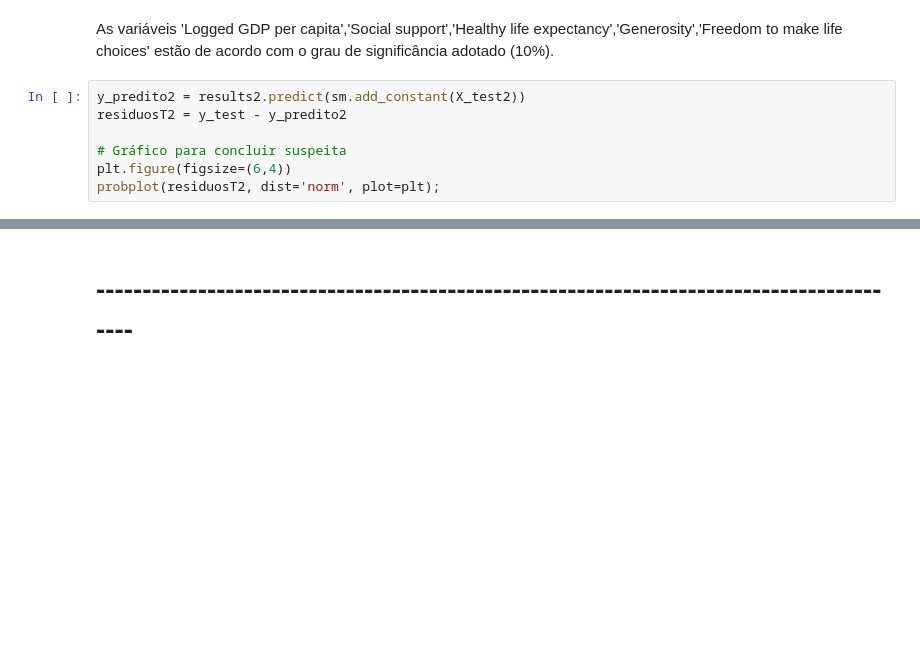
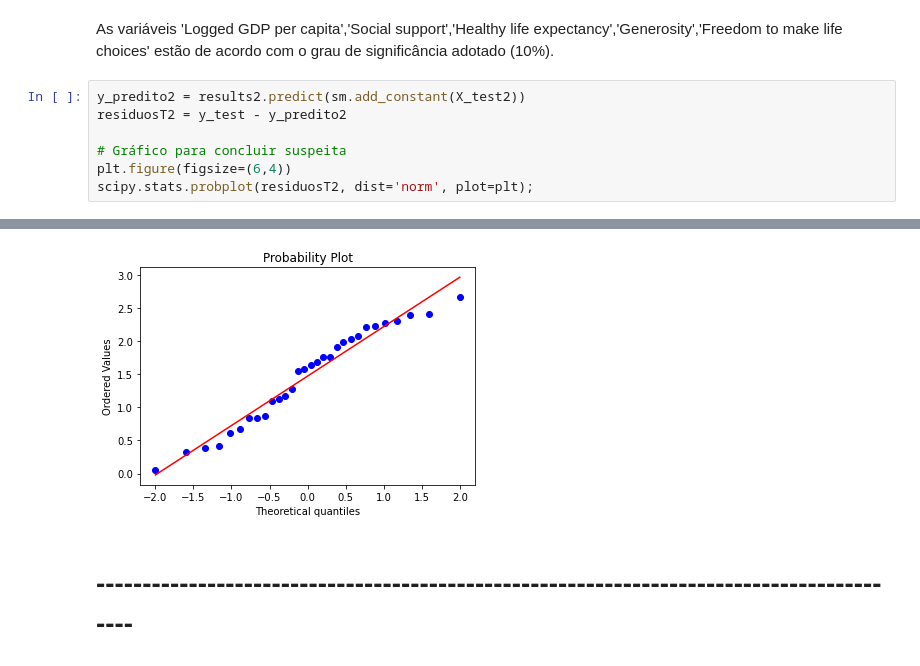
Before and after one commit to niveaabreu/Projeto-2-Ciencia-dos-Dados, a Jupyter notebook: Projeto 2 - Ciência dos Dados.ipynb, the cells around one changed output, grey strips where cells are left out. Cells and saved outputs as stored; diff of their text form; blank space fills up the shorter version.

```diff
--- a/Projeto 2 - Ciência dos Dados.ipynb
+++ b/Projeto 2 - Ciência dos Dados.ipynb
@@ -541,5 +538,5 @@ residuosT2 = y_test - y_predito2
 
 # Gráfico para concluir suspeita
 plt.figure(figsize=(6,4))
-probplot(residuosT2, dist='norm', plot=plt);
+scipy.stats.probplot(residuosT2, dist='norm', plot=plt);
 # %% [output]
@@ -548,3 +543,4 @@ probplot(residuosT2, dist='norm', plot=plt);
+[figure, added]
 # %% [markdown]
 # -----------------------------------------------------------------------------------------
 # %% [markdown]
```
Also changed, not shown: parts of 24 cells of this notebook, 1 other file.
